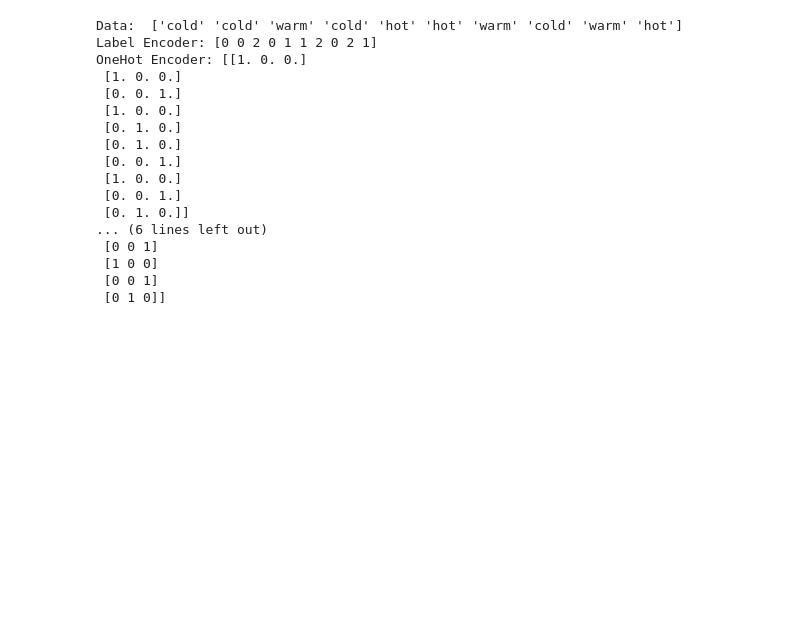
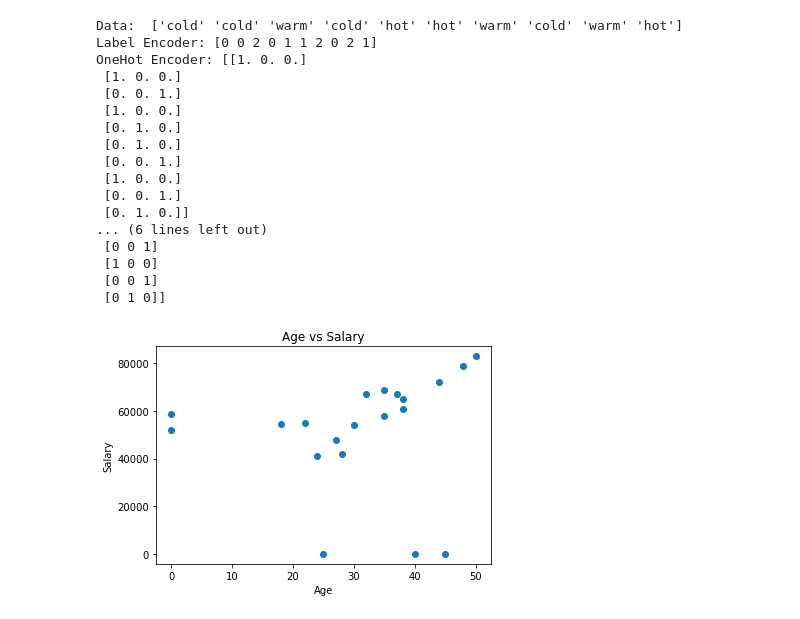
Before and after one commit to vineethm1627/ECSE303L-AI-AND-ML, a Jupyter notebook: Lab_01/Lab_ML_01_a.ipynb, the cells around one changed output. Saved outputs shown, nothing was run; the diff lists cells and outputs as text; code cells hidden in the pictures; blank space fills up the shorter version.

```diff
--- a/Lab_01/Lab_ML_01_a.ipynb
+++ b/Lab_01/Lab_ML_01_a.ipynb
@@ -315,3 +315,13 @@ OneHot Encoder: [[1. 0. 0.]
  [1 0 0]
  [0 0 1]
  [0 1 0]]
+# %%
+#age vs salary
+x, y  = df_numerical['Age'], df_numerical['Salary']
+plt.scatter(x, y)
+plt.title("Age vs Salary")
+plt.xlabel("Age")
+plt.ylabel("Salary")
+plt.show()
+# %% [output]
+[figure, added]
```
Also changed, not shown: parts of 4 cells of this notebook.
